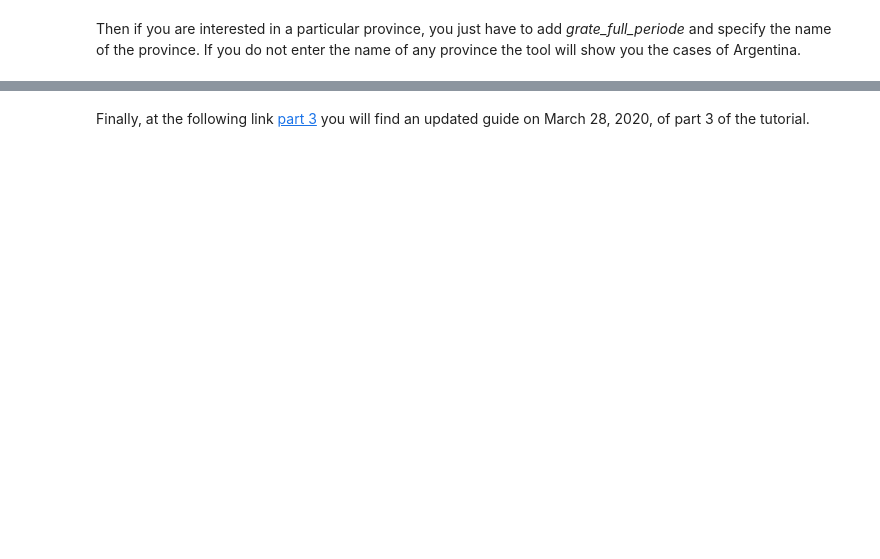
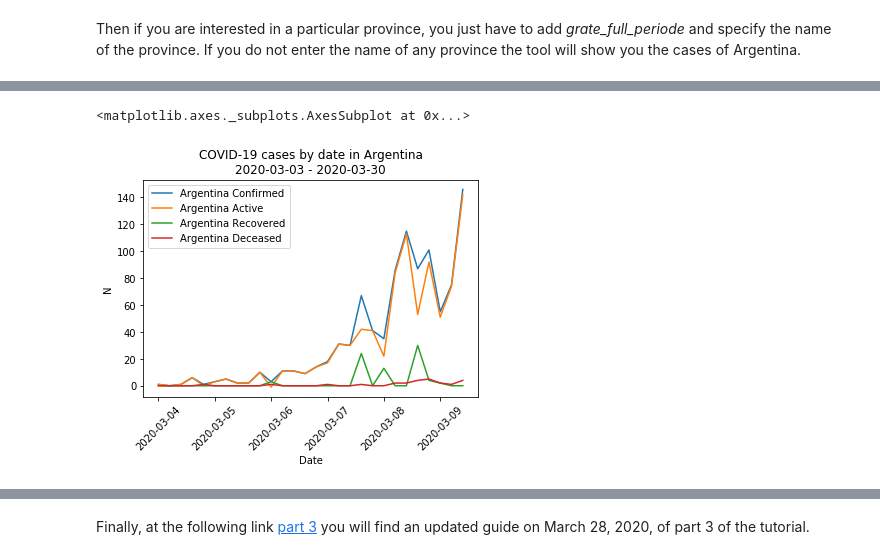
Before and after one commit to oscarvogel/libs, a Jupyter notebook: docs/source/tutorial/parte3.ipynb, the cells around one changed output, grey strips where cells are left out. Saved outputs shown, nothing was run; the diff lists cells and outputs as text; code cells hidden in the pictures; blank space fills up the shorter version.

```diff
--- a/docs/source/tutorial/parte3.ipynb
+++ b/docs/source/tutorial/parte3.ipynb
@@ -34,0 +42,5 @@ ax = cases.plot.grate_full_period('Bs As', confirmed=True, active=True, recovere
+# %%
+cases.plot.time_serie()
+# %% [output]
+<matplotlib.axes._subplots.AxesSubplot at 0x...>
+[figure, added]
```
Also changed, not shown: parts of 6 cells of this notebook, 4 other files.
